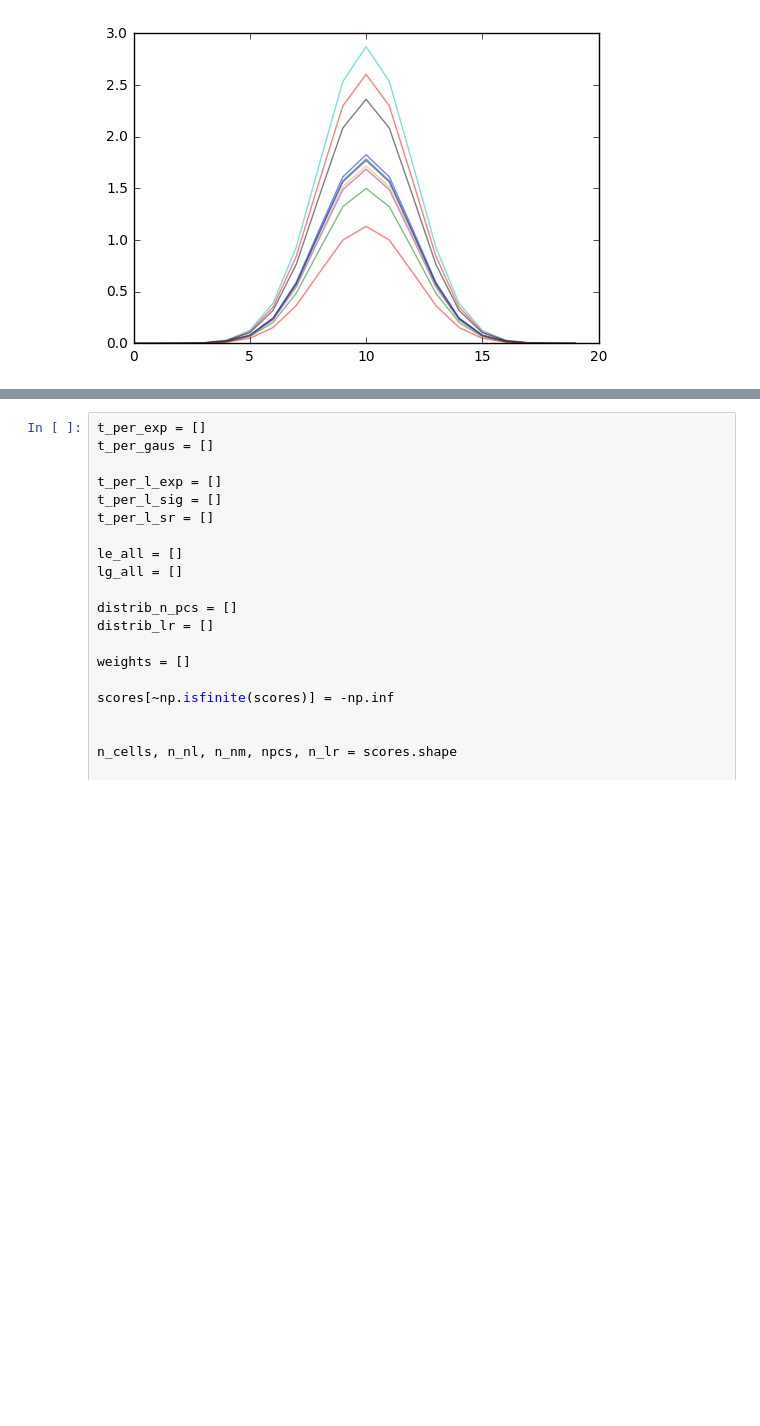
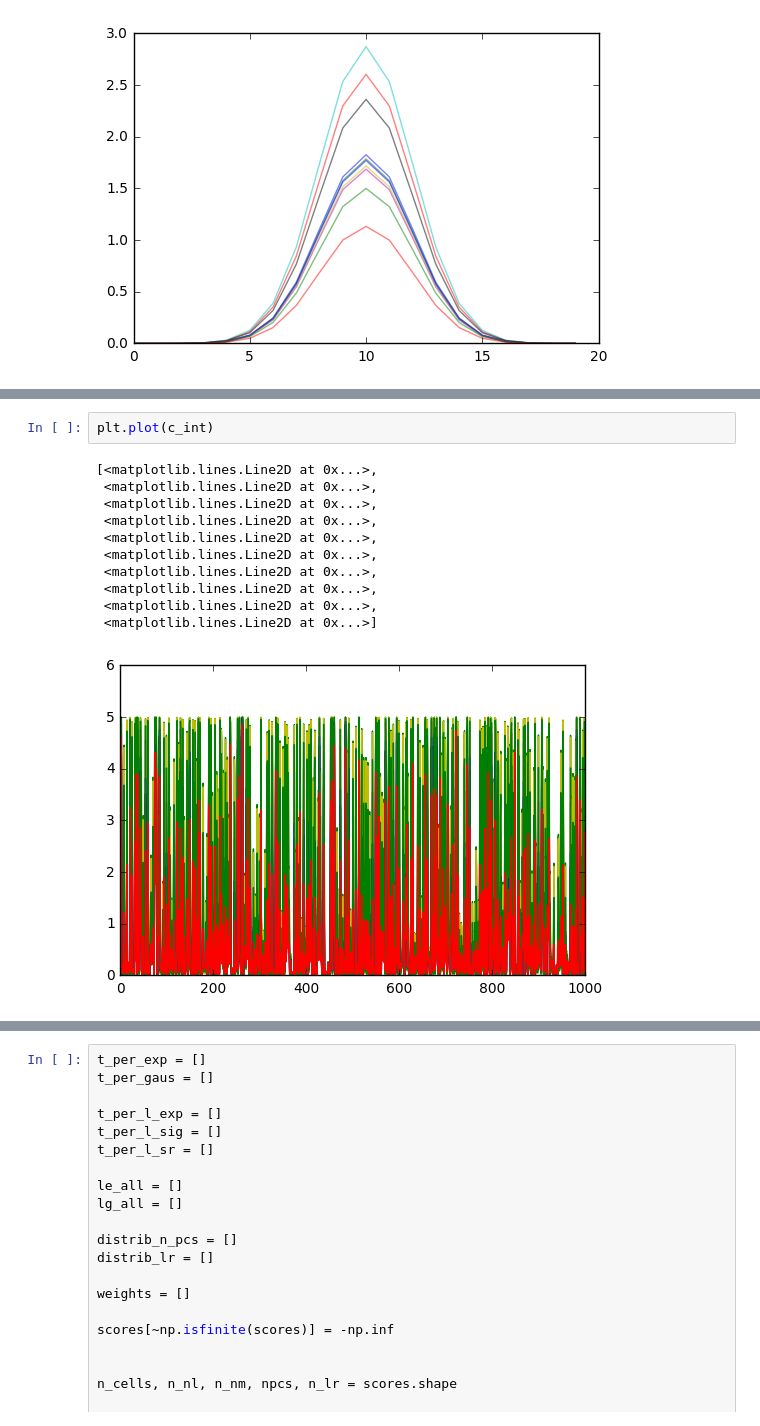
Before and after one commit to achristensen56/PyGLM, a Jupyter notebook: Tensor Multiplication.ipynb, the cells around one changed output, grey strips where cells are left out. Cells and saved outputs as stored; diff of their text form; blank space fills up the shorter version.

```diff
--- a/Tensor Multiplication.ipynb
+++ b/Tensor Multiplication.ipynb
@@ -56,3 +53,17 @@ plt.hist(eLL, bins = bins, color = 'b', alpha = .5);
+# %%
+plt.plot(c_int)
+# %% [output]
+[<matplotlib.lines.Line2D at 0x...>,
+ <matplotlib.lines.Line2D at 0x...>,
+ <matplotlib.lines.Line2D at 0x...>,
+ <matplotlib.lines.Line2D at 0x...>,
+ <matplotlib.lines.Line2D at 0x...>,
+ <matplotlib.lines.Line2D at 0x...>,
+ <matplotlib.lines.Line2D at 0x...>,
+ <matplotlib.lines.Line2D at 0x...>,
+ <matplotlib.lines.Line2D at 0x...>,
+ <matplotlib.lines.Line2D at 0x...>]
+[figure, added]
 # %%
 import group_glm as gm
 from sklearn.cross_validation import train_test_split
```
Also changed, not shown: parts of 9 cells of this notebook, 8 other files.
